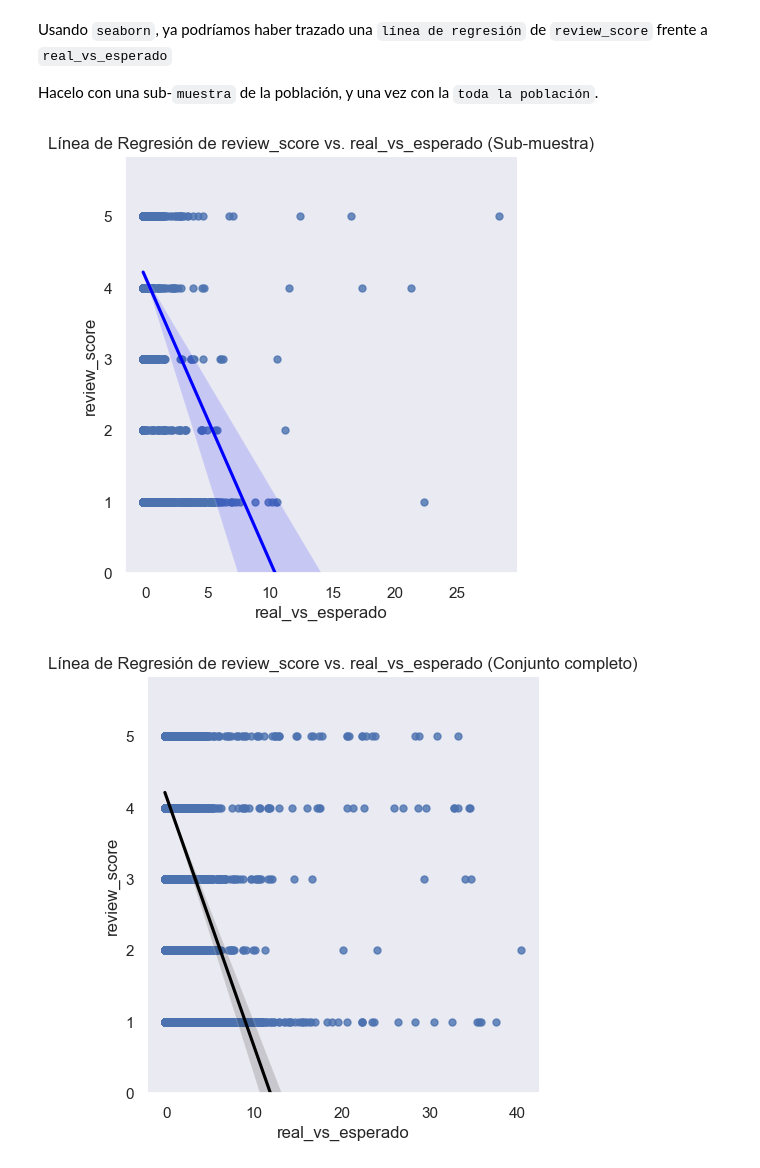
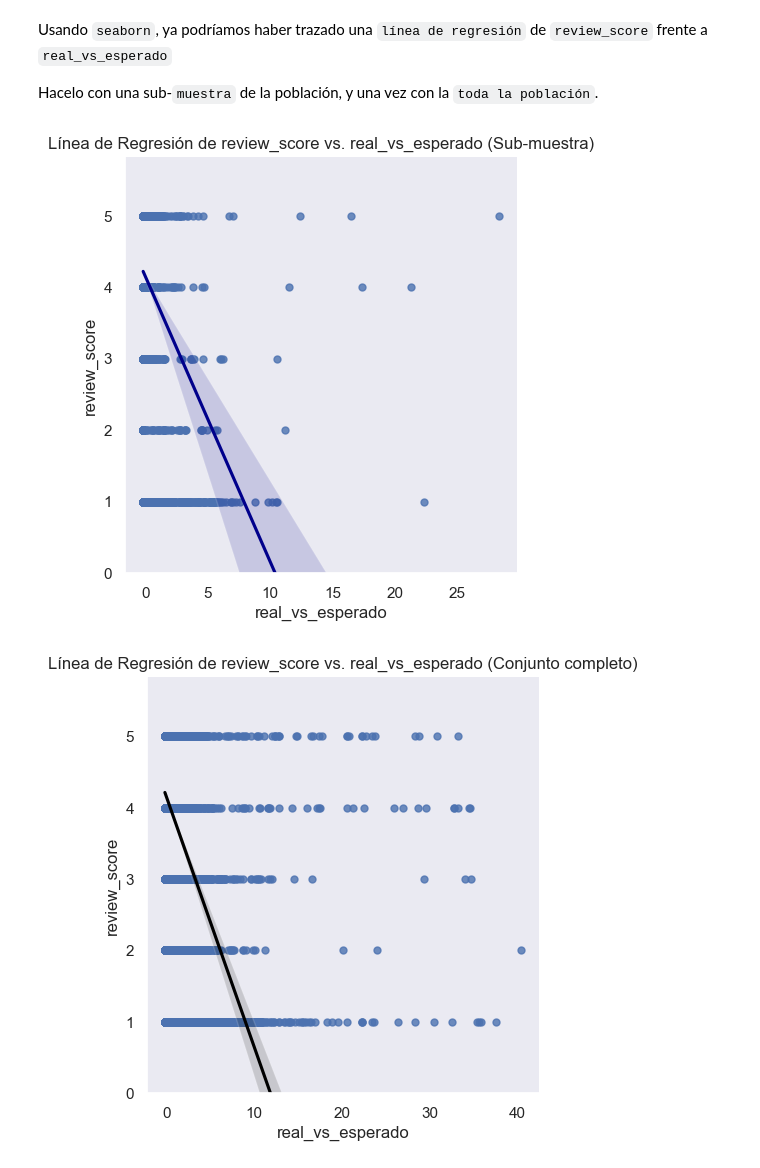
Before and after one commit to lnastri25/NASTRI_TP_OLIST, a Jupyter notebook: tp_orders/ejercicio_orders_part2.ipynb, the cells around one changed output. Saved outputs shown, nothing was run; the diff lists cells and outputs as text; code cells hidden in the pictures.

```diff
--- a/tp_orders/ejercicio_orders_part2.ipynb
+++ b/tp_orders/ejercicio_orders_part2.ipynb
@@ -461,13 +461,13 @@ Hacelo con una sub-`muestra` de la población, y una vez con la `toda la poblaci
 # %%
 sub_muestra = orders.sample(n=9000, random_state=42)
 sns.set(style="darkgrid")
-plot = sns.lmplot(x="real_vs_esperado", y="review_score", data=sub_muestra, ci=95, scatter_kws={"s": 25}, line_kws={"color": "blue"})
+plot = sns.lmplot(x="real_vs_esperado", y="review_score", data=sub_muestra, ci=95, scatter_kws={"s": 25}, line_kws={"color": "darkblue"})
 plot.set(ylim=(0, None))
 plt.title("Línea de Regresión de review_score vs. real_vs_esperado (Sub-muestra)")
 plt.grid(False, axis='both')
 plt.show()
 # %% [output]
-[figure, old version]
+[figure, new version]
 # %%
 sns.set(style="darkgrid")
 plot = sns.lmplot(x="real_vs_esperado", y="review_score", data=orders, ci=95, scatter_kws={"s": 25}, line_kws={"color": "black"})
```
